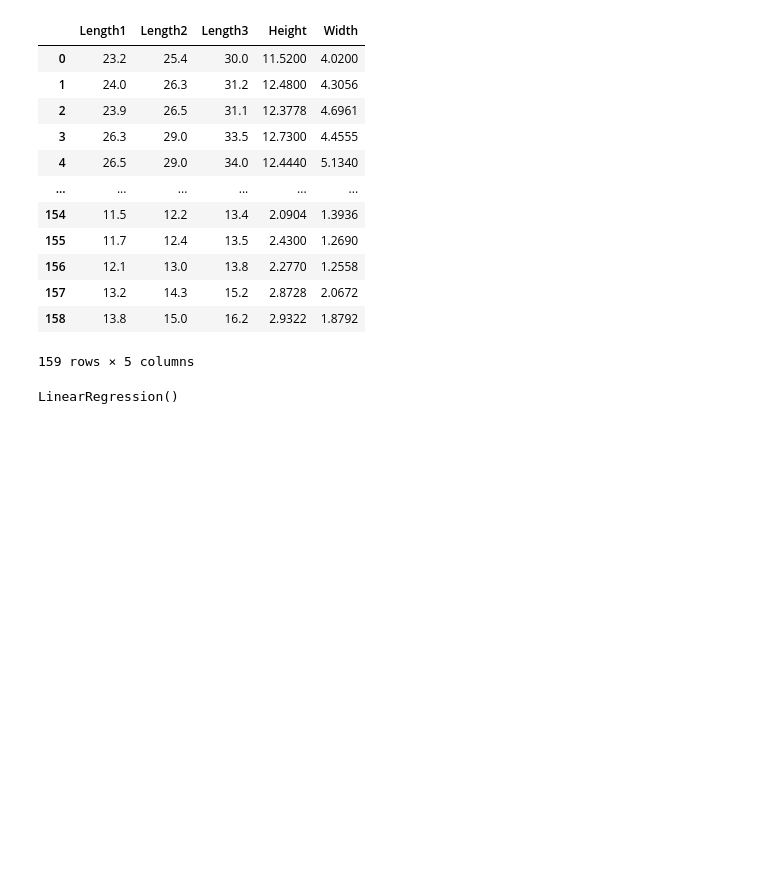
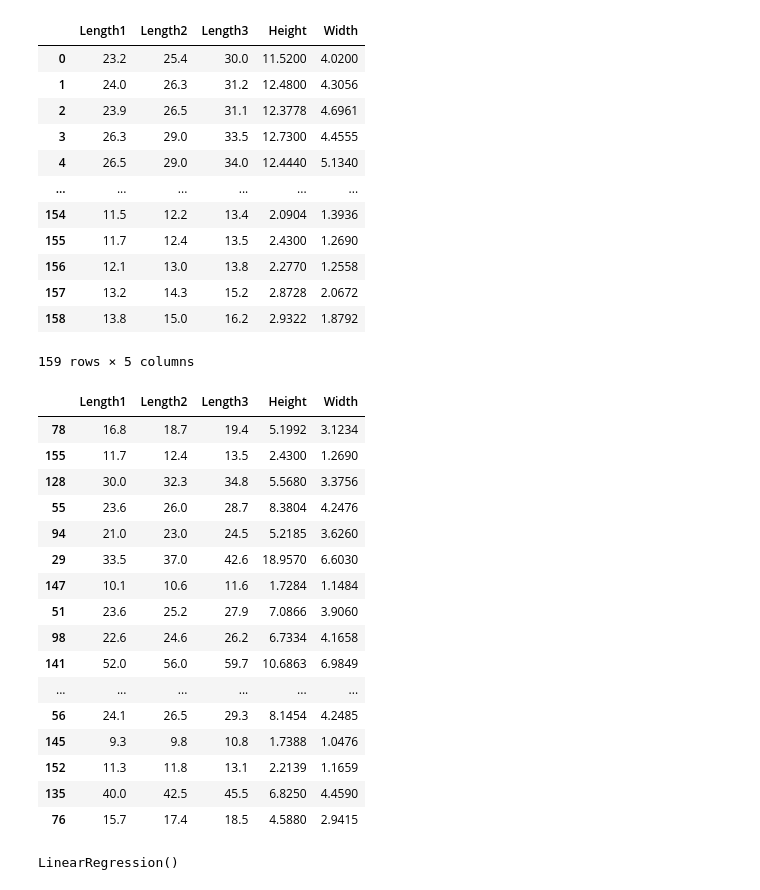
Before and after one commit to Emmanuel96/fish-weight-prediction-web-app, a Jupyter notebook: fish_weight_prediction.ipynb, the cells around one changed output. Cells and saved outputs as stored; diff of their text form; code cells hidden in the pictures; blank space fills up the shorter version.

```diff
--- a/fish_weight_prediction.ipynb
+++ b/fish_weight_prediction.ipynb
@@ -123,7 +113,27 @@ transformed_X = ct.fit_transform( X, y)
 # %%
 from sklearn.model_selection import train_test_split
 
-X_train, X_test, y_train, y_test = train_test_split(transformed_X, y, test_size=0.2, random_state=42)
+X_train, X_test, y_train, y_test = train_test_split(X, y, test_size=0.2, random_state=42)
+
+X_test
+# %% [output]
+|  | Length1 | Length2 | Length3 | Height | Width |
+| 78 | 16.8 | 18.7 | 19.4 | 5.1992 | 3.1234 |
+| 155 | 11.7 | 12.4 | 13.5 | 2.4300 | 1.2690 |
+| 128 | 30.0 | 32.3 | 34.8 | 5.5680 | 3.3756 |
+| 55 | 23.6 | 26.0 | 28.7 | 8.3804 | 4.2476 |
+| 94 | 21.0 | 23.0 | 24.5 | 5.2185 | 3.6260 |
+| 29 | 33.5 | 37.0 | 42.6 | 18.9570 | 6.6030 |
+| 147 | 10.1 | 10.6 | 11.6 | 1.7284 | 1.1484 |
+| 51 | 23.6 | 25.2 | 27.9 | 7.0866 | 3.9060 |
+| 98 | 22.6 | 24.6 | 26.2 | 6.7334 | 4.1658 |
+| 141 | 52.0 | 56.0 | 59.7 | 10.6863 | 6.9849 |
+| ... | ... | ... | ... | ... | ... |
+| 56 | 24.1 | 26.5 | 29.3 | 8.1454 | 4.2485 |
+| 145 | 9.3 | 9.8 | 10.8 | 1.7388 | 1.0476 |
+| 152 | 11.3 | 11.8 | 13.1 | 2.2139 | 1.1659 |
+| 135 | 40.0 | 42.5 | 45.5 | 6.8250 | 4.4590 |
+| 76 | 15.7 | 17.4 | 18.5 | 4.5880 | 2.9415 |
 # %%
 from sklearn.linear_model import LinearRegression
 
```
Also changed, not shown: parts of 6 cells of this notebook.
